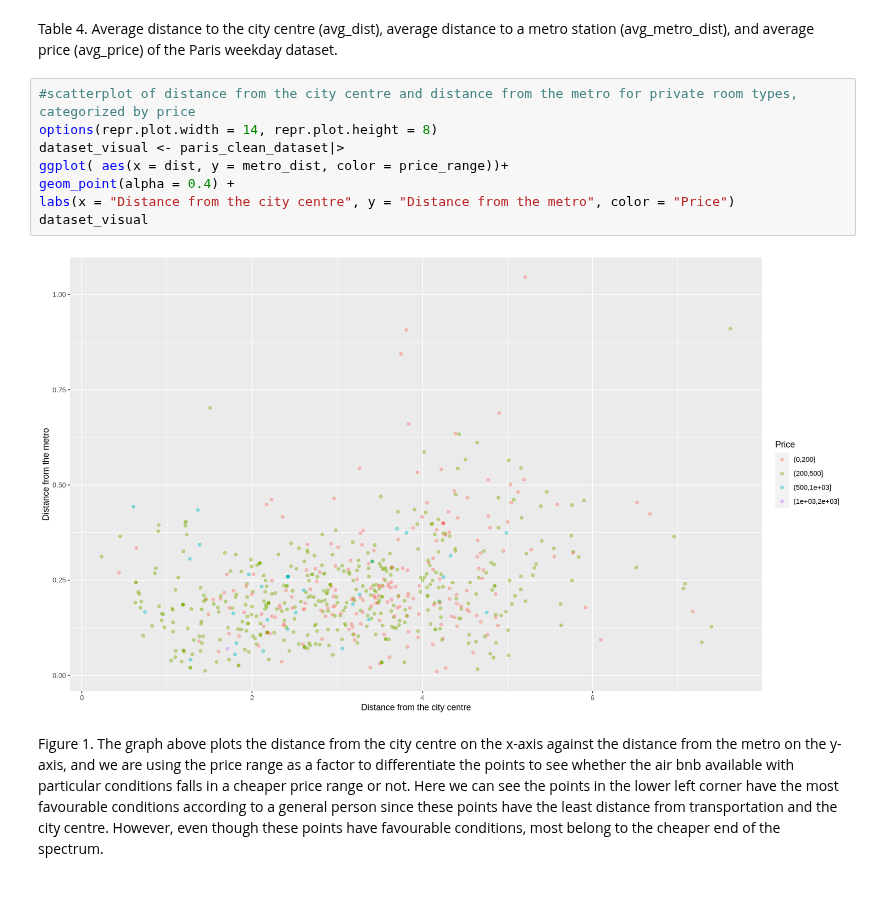
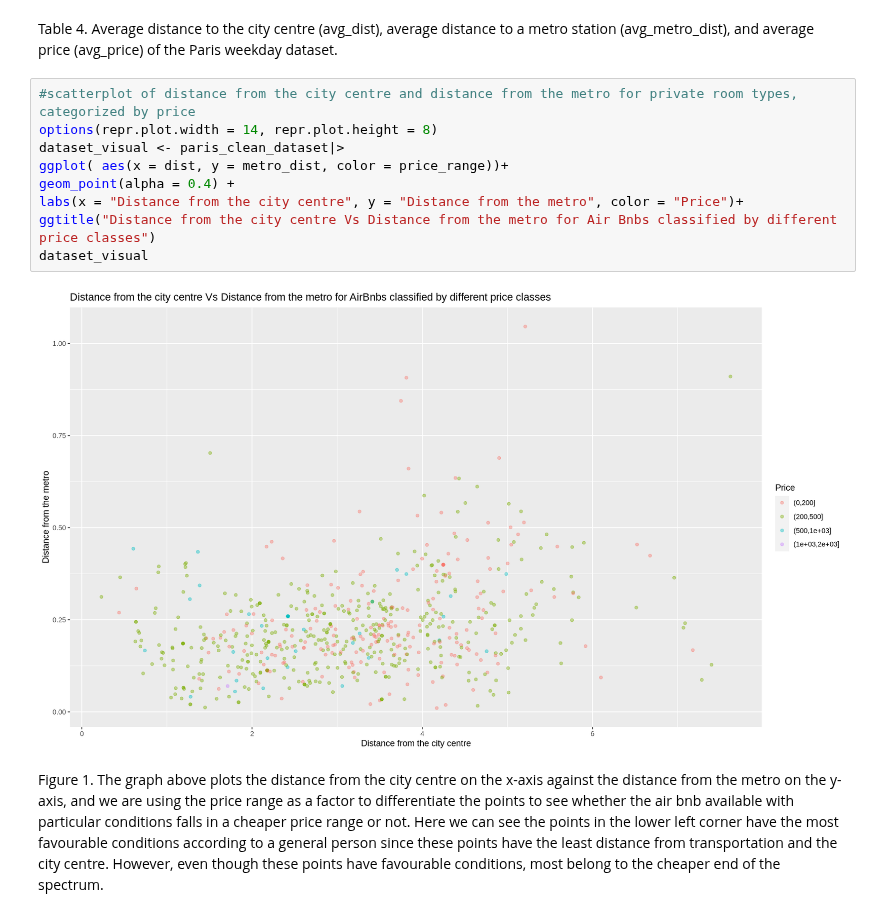
Before and after one commit to chadsc79/dsci-100-2022w2-group-7-section-005, a Jupyter notebook: dsci100_group_project_report_005.ipynb, the cells around one changed output. Saved outputs shown, nothing was run; the diff lists cells and outputs as text.

Commit message:
Added title to visualization
for the distance vs distance graph

```diff
--- a/dsci100_group_project_report_005.ipynb
+++ b/dsci100_group_project_report_005.ipynb
@@ -154,13 +154,14 @@ Table 4. Average distance to the city centre (avg_dist), average distance to a m
 # %%
 #scatterplot of distance from the city centre and distance from the metro for private room types, categorized by price
 options(repr.plot.width = 14, repr.plot.height = 8)
 dataset_visual <- paris_clean_dataset|>
 ggplot( aes(x = dist, y = metro_dist, color = price_range))+
 geom_point(alpha = 0.4) +
-labs(x = "Distance from the city centre", y = "Distance from the metro", color = "Price")
+labs(x = "Distance from the city centre", y = "Distance from the metro", color = "Price")+
+ggtitle("Distance from the city centre Vs Distance from the metro for Air Bnbs classified by different price classes")
 dataset_visual
 # %% [output]
-[figure, old version]
+[figure, new version]
 # %% [markdown]
 Figure 1. The graph above plots the distance from the city centre on the x-axis against the distance from the metro on the y-axis, and we are using the price range as a factor to differentiate the points to see whether the air bnb available with particular conditions falls in a cheaper price range or not. Here we can see the points in the lower left corner have the most favourable conditions according to a general person since these points have the least distance from transportation and the city centre. However, even though these points have favourable conditions, most belong to the cheaper end of the spectrum.
 # %% [markdown]
```
Also changed, not shown: parts of 1 cell of this notebook.
